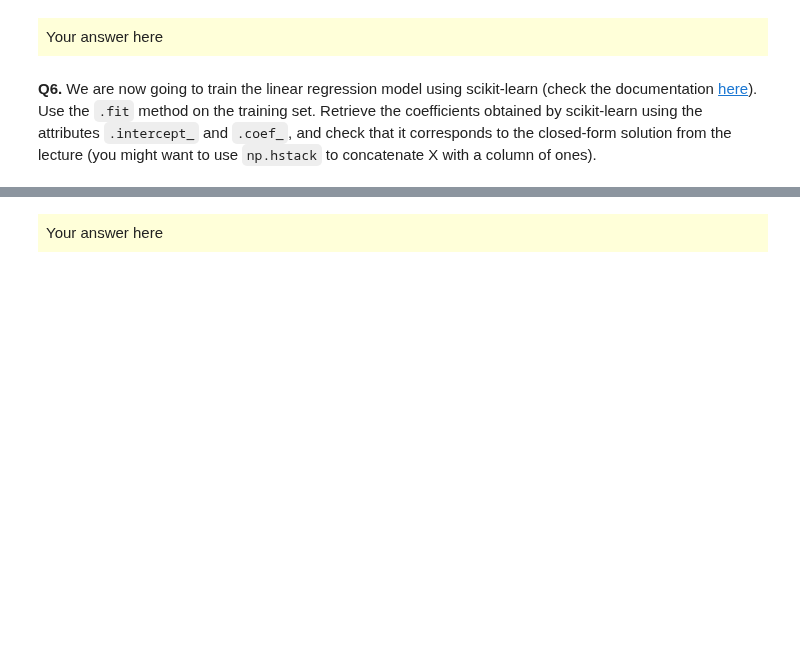
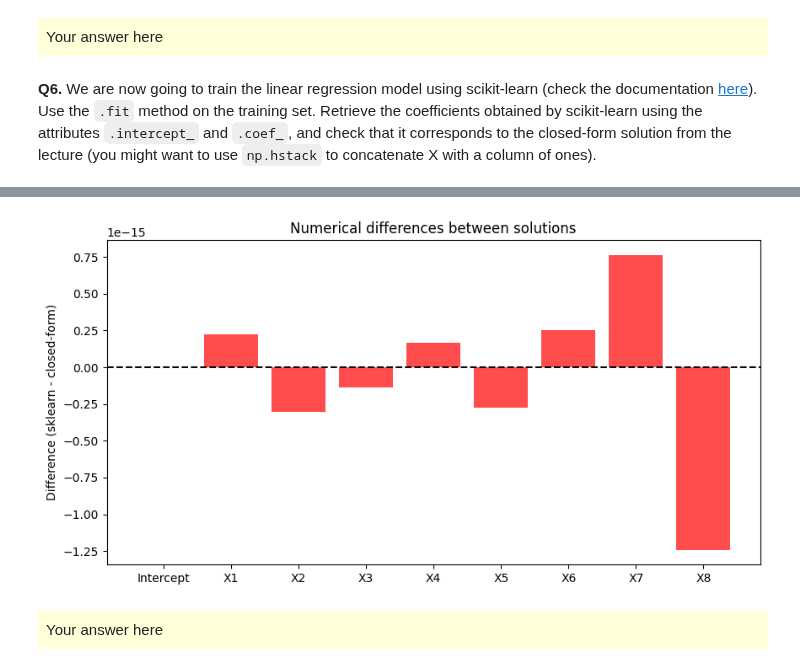
Before and after one commit to milanolivia/decision-apprentissage, a Jupyter notebook: lab1_AMORRI_MILANO/lab1.ipynb, the cells around one changed output, grey strips where cells are left out. Saved outputs shown, nothing was run; the diff lists cells and outputs as text; code cells hidden in the pictures; blank space fills up the shorter version.

```diff
--- a/lab1_AMORRI_MILANO/lab1.ipynb
+++ b/lab1_AMORRI_MILANO/lab1.ipynb
@@ -169,3 +177,14 @@ The score on the test set is: 68.02%
+# %%
+diffs = coeffs_sklearn - beta_hat
+
+plt.figure(figsize=(10,5))
+plt.bar(x_names, diffs, color="red", alpha=0.7)
+plt.axhline(0, color="black", linestyle="--")
+plt.ylabel("Difference (sklearn - closed-form)")
+plt.title("Numerical differences between solutions")
+plt.show()
+# %% [output]
+[figure, added]
 # %% [markdown]
 <div style="background-color: rgba(255, 255, 0, 0.15); padding: 8px;">
 Your answer here
```
Also changed, not shown: parts of 5 cells of this notebook.
